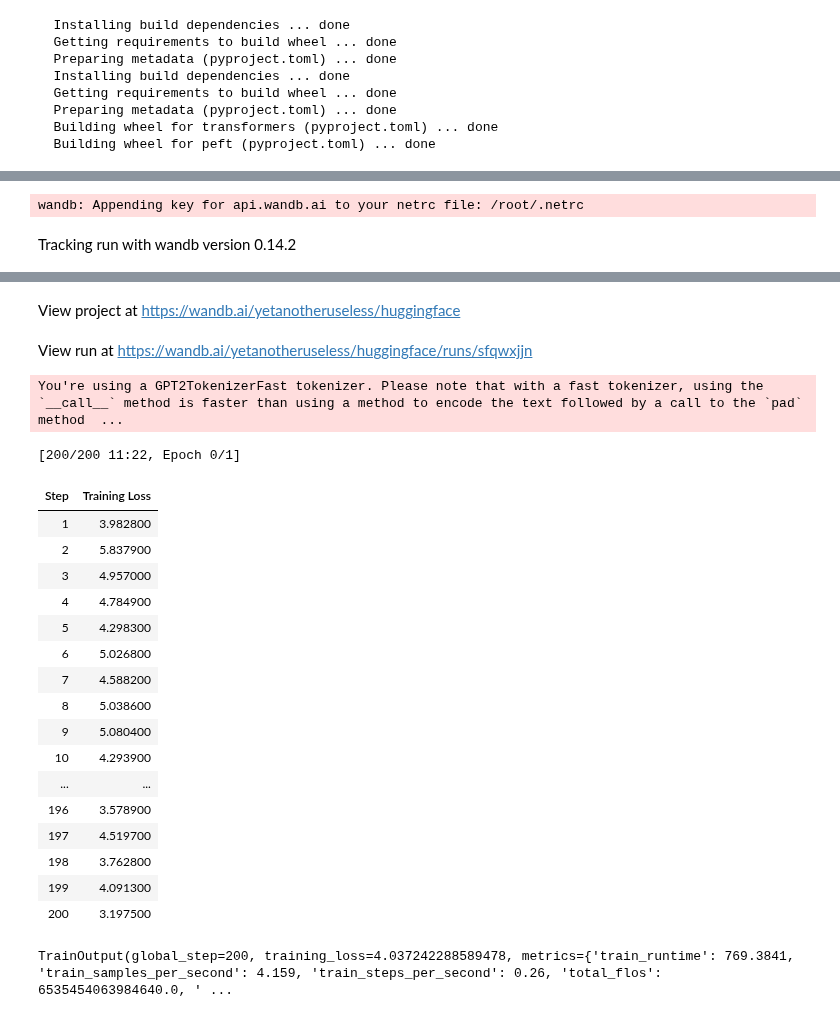
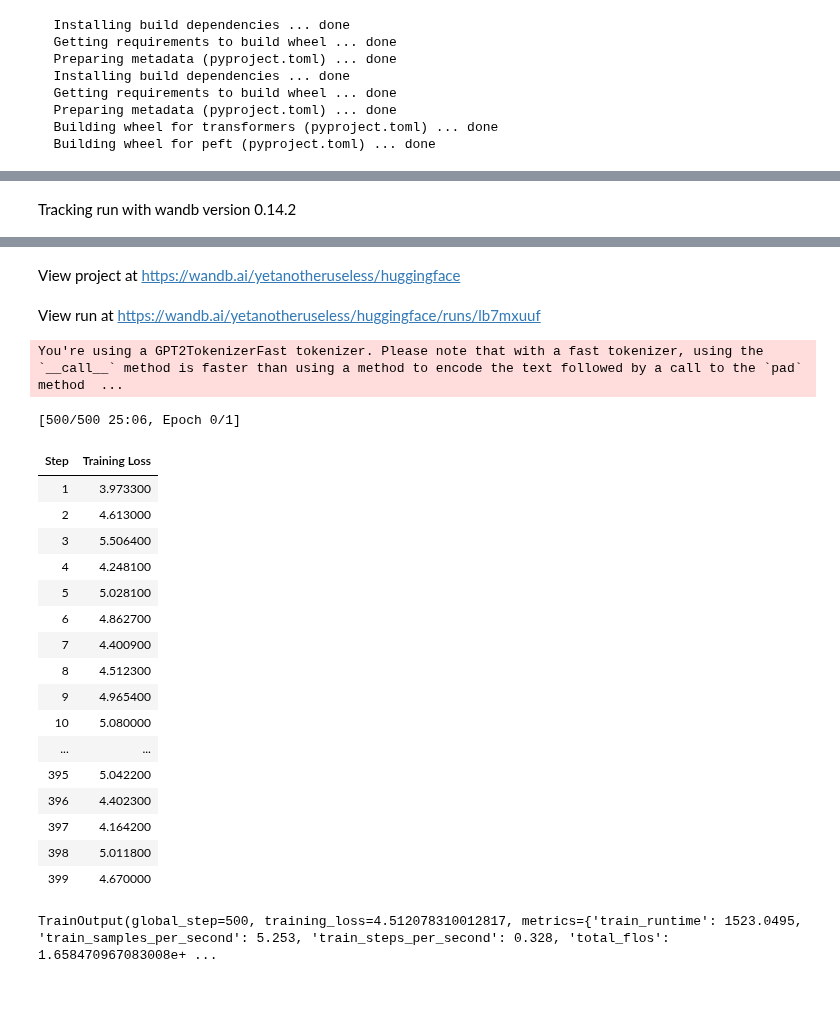
Before and after one commit to yetanotheruseless/labs, a Jupyter notebook: notebooks/colab_integration_testing.ipynb, the cells around one changed output, grey strips where cells are left out. Cells and saved outputs as stored; diff of their text form; code cells hidden in the pictures.

```diff
--- a/notebooks/colab_integration_testing.ipynb
+++ b/notebooks/colab_integration_testing.ipynb
@@ -114,4 +214,34 @@ CUDA SETUP: Loading binary /usr/local/lib/python3.9/dist-packages/bitsandbytes/l
+# %%
+def get_model_and_tokenizers(model_name="facebook/opt-6.7b", torch_dtype=torch.float32):
+    os.environ["CUDA_VISIBLE_DEVICES"] = "0"
+    device = torch.device("cuda" if torch.cuda.is_available() else "cpu")
+    model = AutoModelForCausalLM.from_pretrained(
+        model_name,
+        load_in_8bit=True,
+        device_map='auto',
+    )
+    model = model.half() if torch_dtype == torch.float16 else model
+    tokenizer = AutoTokenizer.from_pretrained(model_name)
+    for param in model.parameters():
+        param.requires_grad = False  # freeze the model - train adapters later
+    if param.ndim == 1:
+        # cast the small parameters (e.g. layernorm) to fp32 for stability
+        param.data = param.data.to(torch.float32)
+    model.gradient_checkpointing_enable()  # reduce number of stored activations
+    model.enable_input_require_grads()
+    model.lm_head = CastOutputToFloat(model.lm_head)
+    config = LoraConfig(
+        r=16,
+        lora_alpha=32,
+        target_modules=["q_proj", "v_proj"],
+        lora_dropout=0.05,
+        bias="none",
+        task_type="CAUSAL_LM"
+    )
+    model = get_peft_model(model, config)
+    print_trainable_parameters(model)
+    return model, tokenizer
 # %%
-model, tokenizer = get_model_and_tokenizer()
+model, tokenizer = get_model_and_tokenizers()
 # %% [output]
 Overriding torch_dtype=None with `torch_dtype=torch.float16` due to requirements of `bitsandbytes` to enable model loading in mixed int8. Either pass torch_dtype=torch.float16 or don't pass this argum ...
@@ -190,9 +259,10 @@ trainer = transformers.Trainer(
         per_device_train_batch_size=4,
         gradient_accumulation_steps=4,
         warmup_steps=100,
-        max_steps=200,
-        learning_rate=2e-4,
+        max_steps=500,
+        learning_rate=2e-6,
         fp16=True,
+        tf32=True,
         logging_steps=1,
         output_dir='outputs'
     ),
@@ -210,2 +278 @@ wandb: Paste an API key from your profile and hit enter, or press ctrl+c to quit
-wandb: Appending key for api.wandb.ai to your netrc file: /root/.netrc
 Tracking run with wandb version 0.14.2
@@ -214,22 +281,22 @@ Syncing run jolly-paper-1 to Weights & Biases (docs)
 View project at https://wandb.ai/yetanotheruseless/huggingface
-View run at https://wandb.ai/yetanotheruseless/huggingface/runs/sfqwxjjn
+View run at https://wandb.ai/yetanotheruseless/huggingface/runs/lb7mxuuf
+You're using a GPT2TokenizerFast tokenizer. Please note that with a fast tokenizer, using the `__call__` method is faster than using a method to encode the text followed by a call to the `pad` method  ...
-You're using a GPT2TokenizerFast tokenizer. Please note that with a fast tokenizer, using the `__call__` method is faster than using a method to encode the text followed by a call to the `pad` method  ...
+[500/500 25:06, Epoch 0/1]
+| Step | Training Loss |
+| 1 | 3.973300 |
+| 2 | 4.613000 |
+| 3 | 5.506400 |
+| 4 | 4.248100 |
+| 5 | 5.028100 |
+| 6 | 4.862700 |
+| 7 | 4.400900 |
+| 8 | 4.512300 |
+| 9 | 4.965400 |
+| 10 | 5.080000 |
+| ... | ... |
+| 395 | 5.042200 |
+| 396 | 4.402300 |
+| 397 | 4.164200 |
+| 398 | 5.011800 |
+| 399 | 4.670000 |
-[200/200 11:22, Epoch 0/1]
+TrainOutput(global_step=500, training_loss=4.512078310012817, metrics={'train_runtime': 1523.0495, 'train_samples_per_second': 5.253, 'train_steps_per_second': 0.328, 'total_flos': 1.658470967083008e+ ...
-| Step | Training Loss |
-| 1 | 3.982800 |
-| 2 | 5.837900 |
-| 3 | 4.957000 |
-| 4 | 4.784900 |
-| 5 | 4.298300 |
-| 6 | 5.026800 |
-| 7 | 4.588200 |
-| 8 | 5.038600 |
-| 9 | 5.080400 |
-| 10 | 4.293900 |
-| ... | ... |
-| 196 | 3.578900 |
-| 197 | 4.519700 |
-| 198 | 3.762800 |
-| 199 | 4.091300 |
-| 200 | 3.197500 |
-TrainOutput(global_step=200, training_loss=4.037242288589478, metrics={'train_runtime': 769.3841, 'train_samples_per_second': 4.159, 'train_steps_per_second': 0.26, 'total_flos': 6535454063984640.0, ' ...
```
Also changed, not shown: parts of 12 cells of this notebook.
